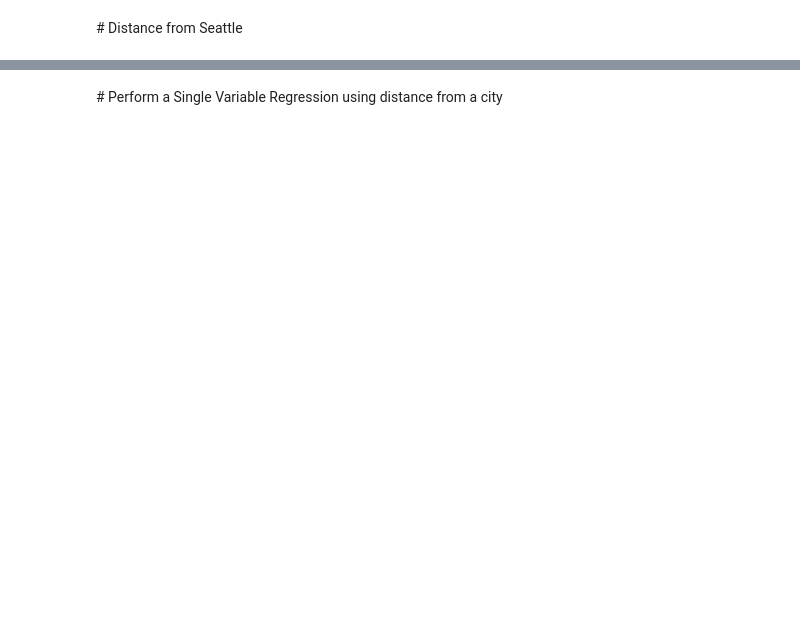
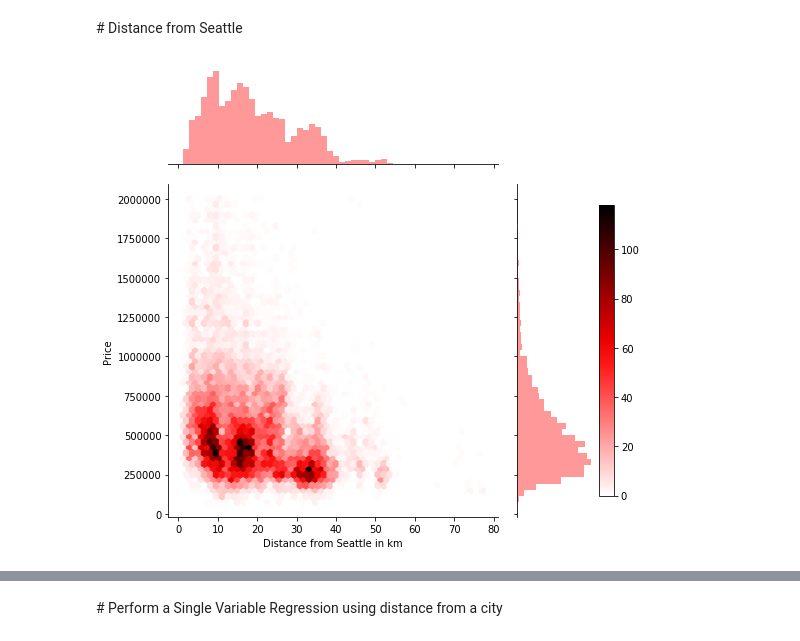
Before and after one commit to arithescientist/real_estate_prediction, a Jupyter notebook: Questions/Question2.ipynb, the cells around one changed output, grey strips where cells are left out. Drawn from its saved outputs; the diff is of its cells as text; code cells hidden in the pictures; blank space fills up the shorter version.

```diff
--- a/Questions/Question2.ipynb
+++ b/Questions/Question2.ipynb
@@ -113,2 +140,11 @@ df.groupby(['bathrooms','bedrooms'])['price'].agg(['mean','median'])
 # %% [markdown]
 # Distance from Seattle
+# %%
+ax = sns.jointplot(x='distance_from_seattle',y='price',data=df, kind = 'hex', height = 7,
+              color = 'r', ratio = 3)
+ax.set_axis_labels("Distance from Seattle in km","Price")
+cbar_ax = ax.fig.add_axes()  # x, y, width, height
+plt.colorbar(cax=cbar_ax)
+plt.show()
+# %% [output]
+[figure, added]
```
Also changed, not shown: parts of 24 cells of this notebook, 24 other files.
